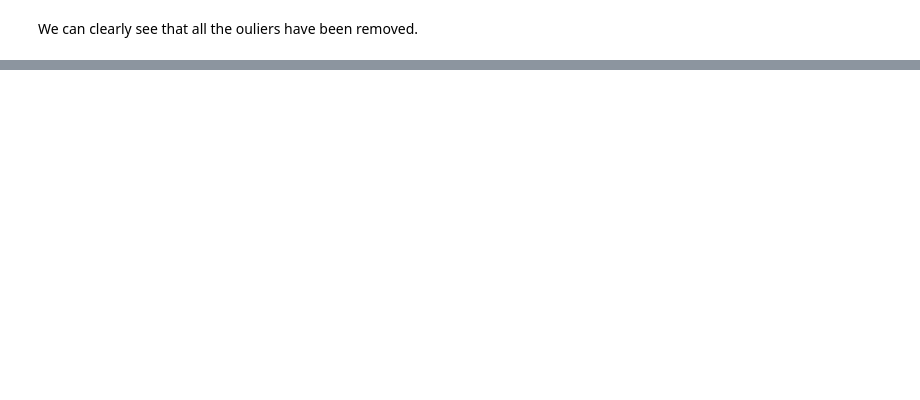
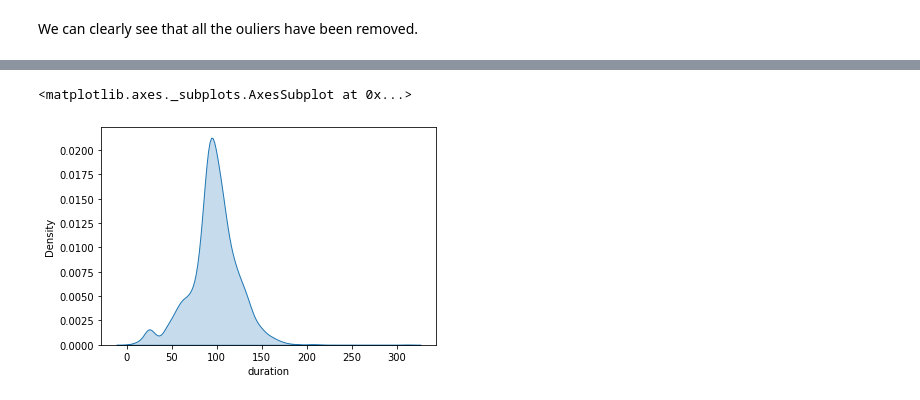
Before and after one commit to Shashwat-spyder/Netflix-movies-and-tv-shows-recommendation-system, a Jupyter notebook: NETFLIX_MOVIES_AND_TV_SHOWS_CLUSTERING.ipynb, the cells around one changed output, grey strips where cells are left out. Cells and saved outputs as stored; diff of their text form; code cells hidden in the pictures; blank space fills up the shorter version.

```diff
--- a/NETFLIX_MOVIES_AND_TV_SHOWS_CLUSTERING.ipynb
+++ b/NETFLIX_MOVIES_AND_TV_SHOWS_CLUSTERING.ipynb
@@ -538,0 +545,21 @@ df.shape
+# %%
+def season_to_min(value):
+  no_of_avg_ep=5
+  runtime_each_ep=55
+  if 'Seasons' in value:
+    value = value.replace("Seasons",'')
+    value = value.replace(" ","")
+    total_seasons = int(value)
+    each_season_mins = ( no_of_avg_ep * 55 )
+    total_mins = (total_seasons * each_season_mins)
+    return total_mins
+  if 'Season' in value:
+    total_mins = (no_of_avg_ep * runtime_each_ep)
+    return total_mins
+  else:
+    value = value.replace("min",'')
+    value = value.replace(" ","")
+    value=int(value)
+    return value
+# %%
+df['duration']=df['duration'].apply(lambda x: season_to_min(x))
@@ -538,0 +580,5 @@ df.shape
+# %%
+sns.kdeplot(data = df.duration[df['type'] == 'Movie'] , shade=True)
+# %% [output]
+<matplotlib.axes._subplots.AxesSubplot at 0x...>
+[figure, added]
```
Also changed, not shown: parts of 29 cells of this notebook.
